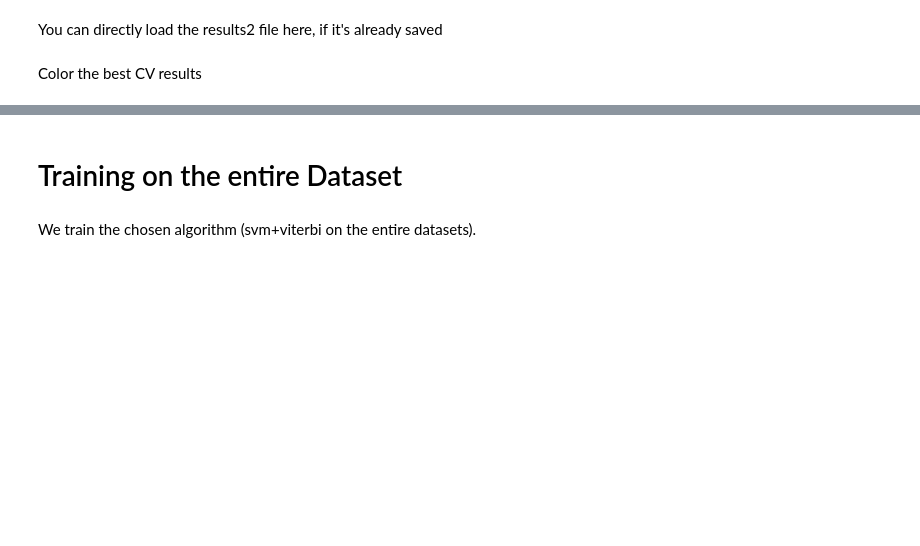
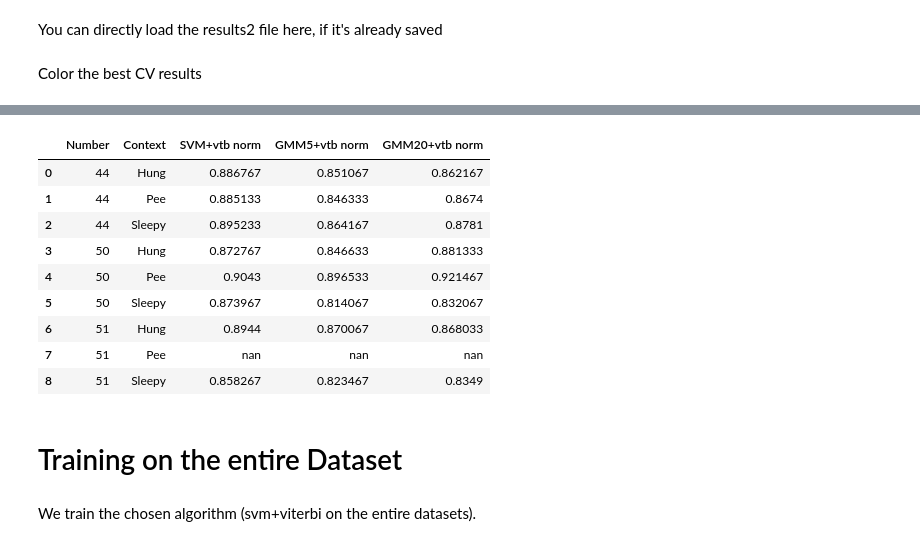
Before and after one commit to AVAGLIO/BABY, a Jupyter notebook: Baby.ipynb, the cells around one changed output, grey strips where cells are left out. Drawn from its saved outputs; the diff is of its cells as text; code cells hidden in the pictures; blank space fills up the shorter version.

```diff
--- a/Baby.ipynb
+++ b/Baby.ipynb
@@ -1050,3 +1051,16 @@ results1_color
+# %%
+results2_color
+# %% [output]
+|  | Number | Context | SVM+vtb norm | GMM5+vtb norm | GMM20+vtb norm |
+| 0 | 44 | Hung | 0.886767 | 0.851067 | 0.862167 |
+| 1 | 44 | Pee | 0.885133 | 0.846333 | 0.8674 |
+| 2 | 44 | Sleepy | 0.895233 | 0.864167 | 0.8781 |
+| 3 | 50 | Hung | 0.872767 | 0.846633 | 0.881333 |
+| 4 | 50 | Pee | 0.9043 | 0.896533 | 0.921467 |
+| 5 | 50 | Sleepy | 0.873967 | 0.814067 | 0.832067 |
+| 6 | 51 | Hung | 0.8944 | 0.870067 | 0.868033 |
+| 7 | 51 | Pee | nan | nan | nan |
+| 8 | 51 | Sleepy | 0.858267 | 0.823467 | 0.8349 |
 # %% [markdown]
 # Training on the entire Dataset
 # %% [markdown]
```
Also changed, not shown: parts of 22 cells of this notebook.
